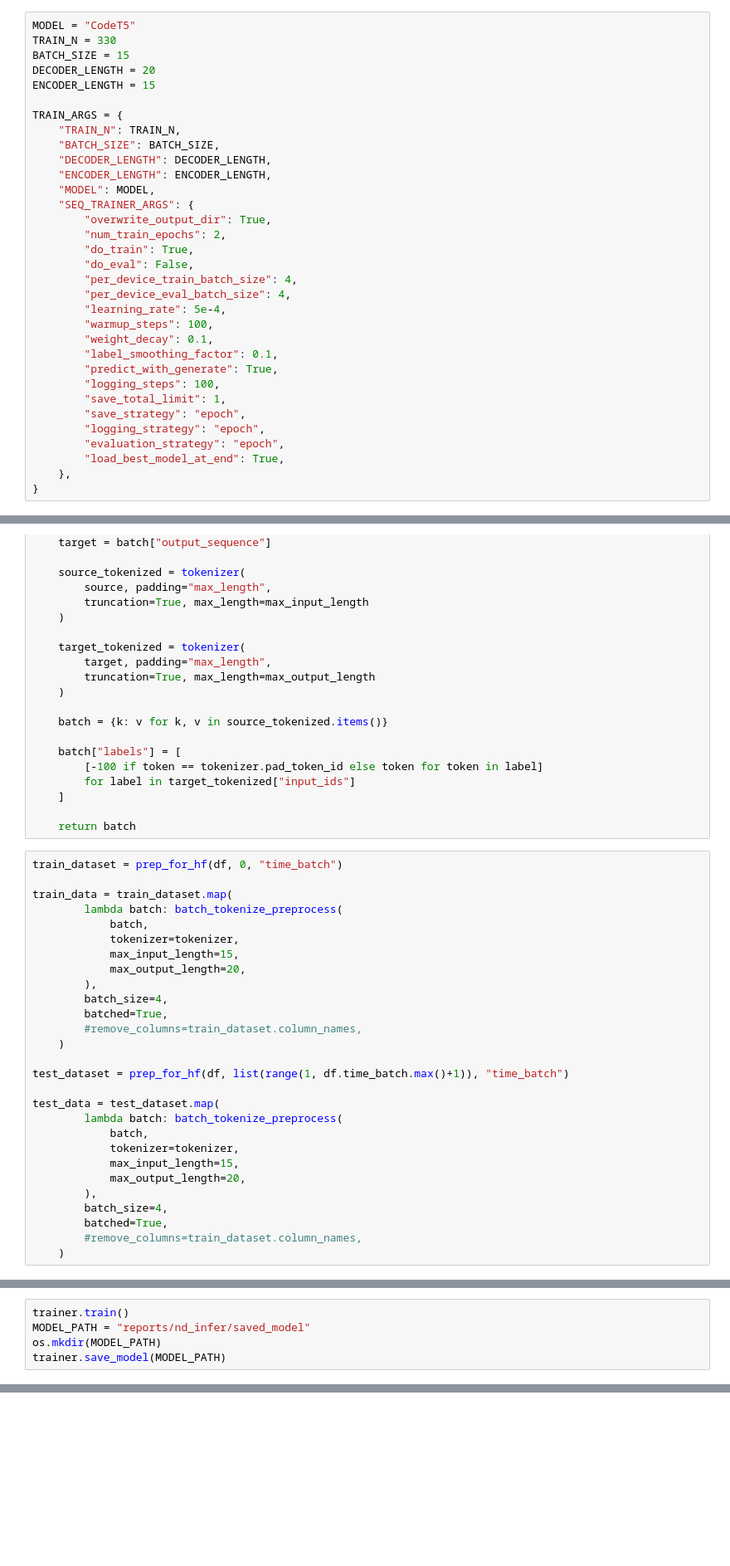
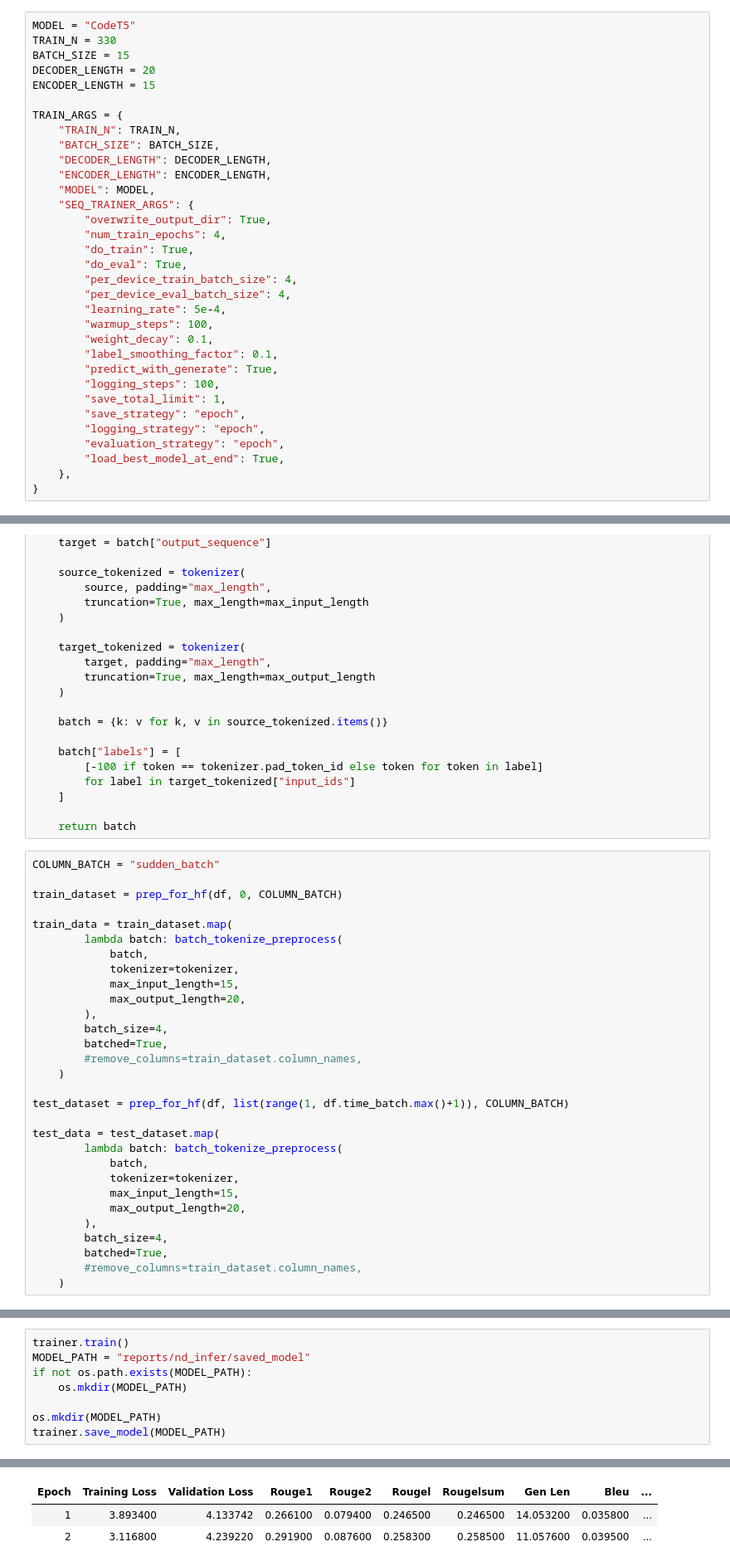
Before and after one commit to lizzzi111/Meta_Learning_Monitoring_Source_Code, a Jupyter notebook: notebooks/conala_nd_run.ipynb, the cells around one changed output, grey strips where cells are left out. Shown at 83% size. Drawn from its saved outputs; the diff is of its cells as text; blank space fills up the shorter version.

```diff
--- a/notebooks/conala_nd_run.ipynb
+++ b/notebooks/conala_nd_run.ipynb
@@ -62,9 +66,9 @@ TRAIN_ARGS = {
     "MODEL": MODEL,
     "SEQ_TRAINER_ARGS": {
         "overwrite_output_dir": True,
-        "num_train_epochs": 2,
+        "num_train_epochs": 4,
         "do_train": True,
-        "do_eval": False,
+        "do_eval": True,
         "per_device_train_batch_size": 4,
         "per_device_eval_batch_size": 4,
         "learning_rate": 5e-4,
@@ -125,7 +129,9 @@ def batch_tokenize_preprocess(batch, tokenizer, max_input_length, max_output_len
 
     return batch
 # %%
-train_dataset = prep_for_hf(df, 0, "time_batch")
+COLUMN_BATCH = "sudden_batch"
+
+train_dataset = prep_for_hf(df, 0, COLUMN_BATCH)
 
 train_data = train_dataset.map(
         lambda batch: batch_tokenize_preprocess(
@@ -139,7 +145,7 @@ train_data = train_dataset.map(
         #remove_columns=train_dataset.column_names,
     )
 
-test_dataset = prep_for_hf(df, list(range(1, df.time_batch.max()+1)), "time_batch")
+test_dataset = prep_for_hf(df, list(range(1, df.time_batch.max()+1)), COLUMN_BATCH)
 
 test_data = test_dataset.map(
         lambda batch: batch_tokenize_preprocess(
@@ -183,5 +197,9 @@ trainer = Seq2SeqTrainer(
 # %%
 trainer.train()
 MODEL_PATH = "reports/nd_infer/saved_model"
+if not os.path.exists(MODEL_PATH):
+    os.mkdir(MODEL_PATH)
+
 os.mkdir(MODEL_PATH)
 trainer.save_model(MODEL_PATH)
+# %% [output]
@@ -187,0 +207,3 @@ trainer.save_model(MODEL_PATH)
+| Epoch | Training Loss | Validation Loss | Rouge1 | Rouge2 | Rougel | Rougelsum | Gen Len | Bleu | ... |
+| 1 | 3.893400 | 4.133742 | 0.266100 | 0.079400 | 0.246500 | 0.246500 | 14.053200 | 0.035800 | ... |
+| 2 | 3.116800 | 4.239220 | 0.291900 | 0.087600 | 0.258300 | 0.258500 | 11.057600 | 0.039500 | ... |
```
Also changed, not shown: parts of 6 cells of this notebook.
